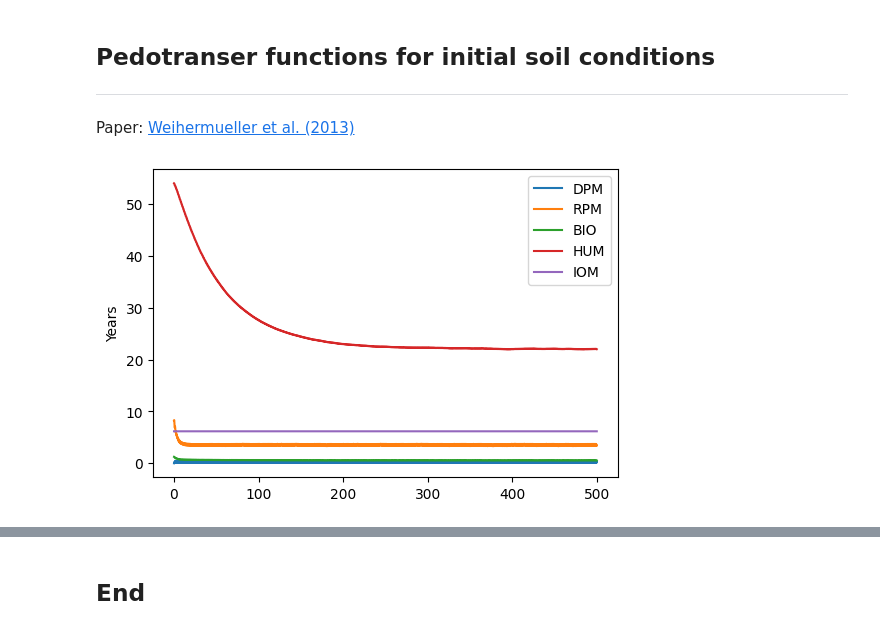
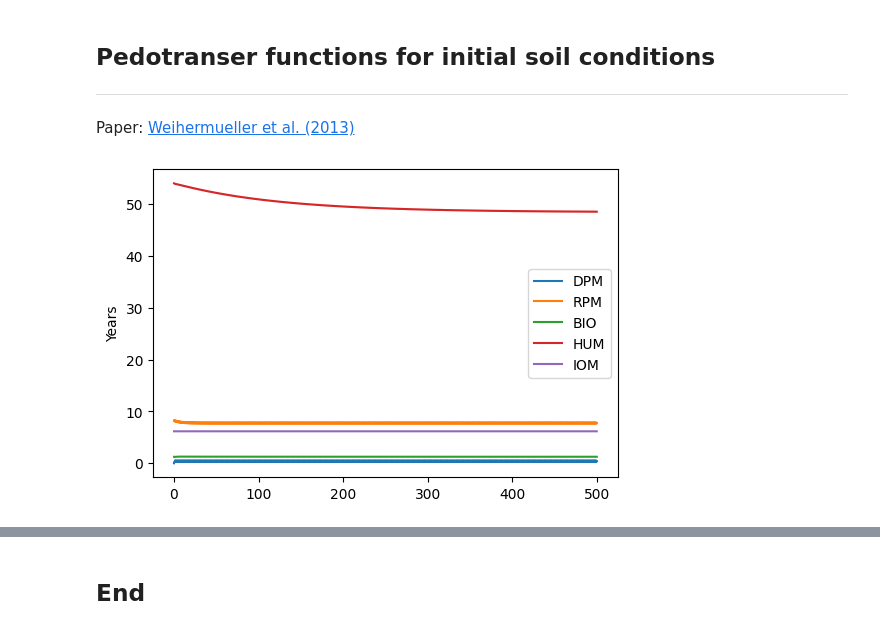
Before and after one commit to mishagrol/pyRothC, a Jupyter notebook: notebooks/pyRothC.ipynb, the cells around one changed output, grey strips where cells are left out. Cells and saved outputs as stored; diff of their text form; code cells hidden in the pictures.

```diff
--- a/notebooks/pyRothC.ipynb
+++ b/notebooks/pyRothC.ipynb
@@ -58,18 +58,19 @@ C0=np.array([DPMptf, RPMptf, BIOptf, HUMptf, IOM])
 # %%
 rothC = RothC(temperature=Temp,
              precip=Precip,
              evaporation=Evp,
              clay = 48,
              input_carbon=input_carbon,
              pE=1.0,
+             bare=np.zeros(12),
              C0=C0)
 
 df = rothC.compute()
 df.index = rothC.t
 fig, ax = plt.subplots(1,1,figsize=(6,4))
 df.plot(ax=ax)
 ax.set_ylabel('C stocks (Mg/ha)')
 ax.set_ylabel('Years')
 plt.show()
 # %% [output]
-[figure, old version]
+[figure, new version]
```
Also changed, not shown: parts of 3 cells of this notebook.
